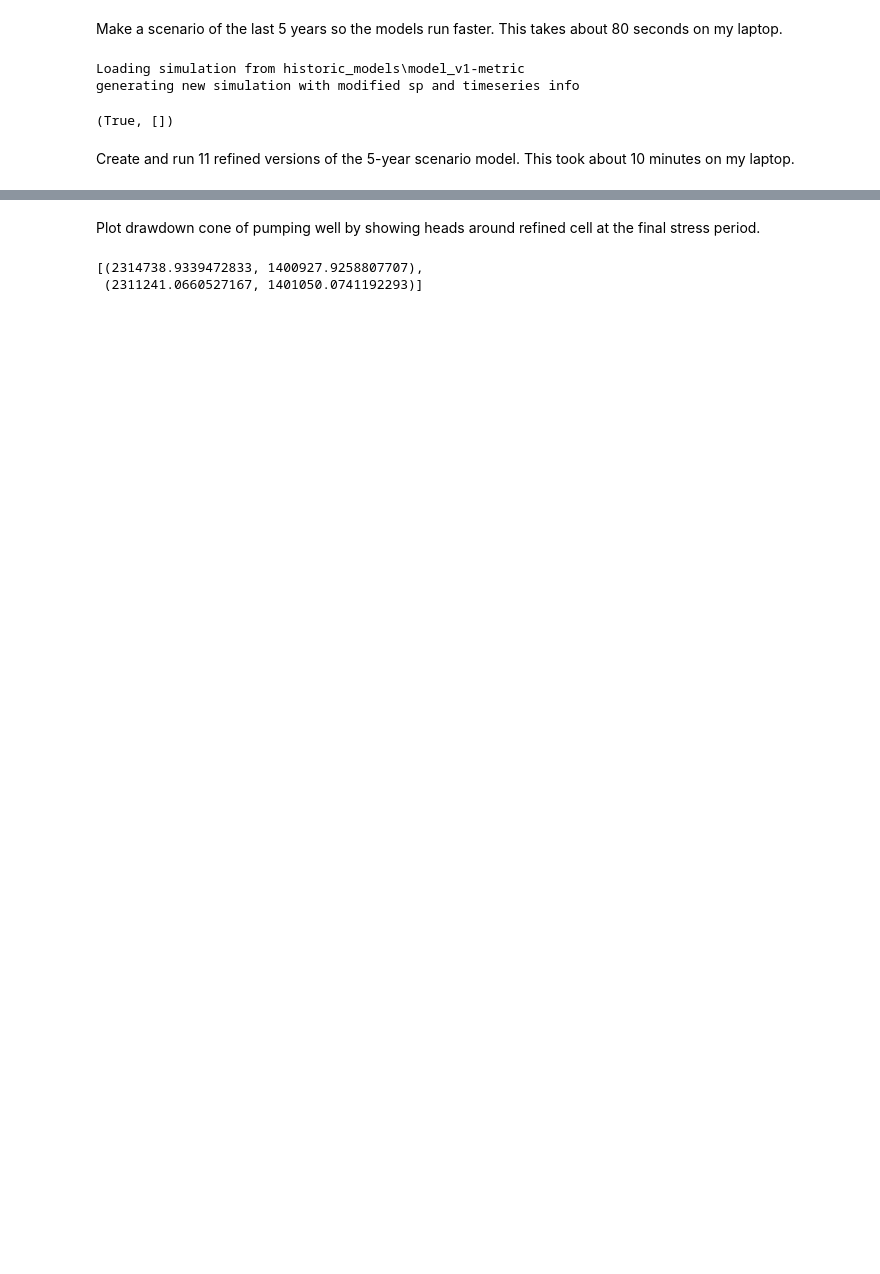
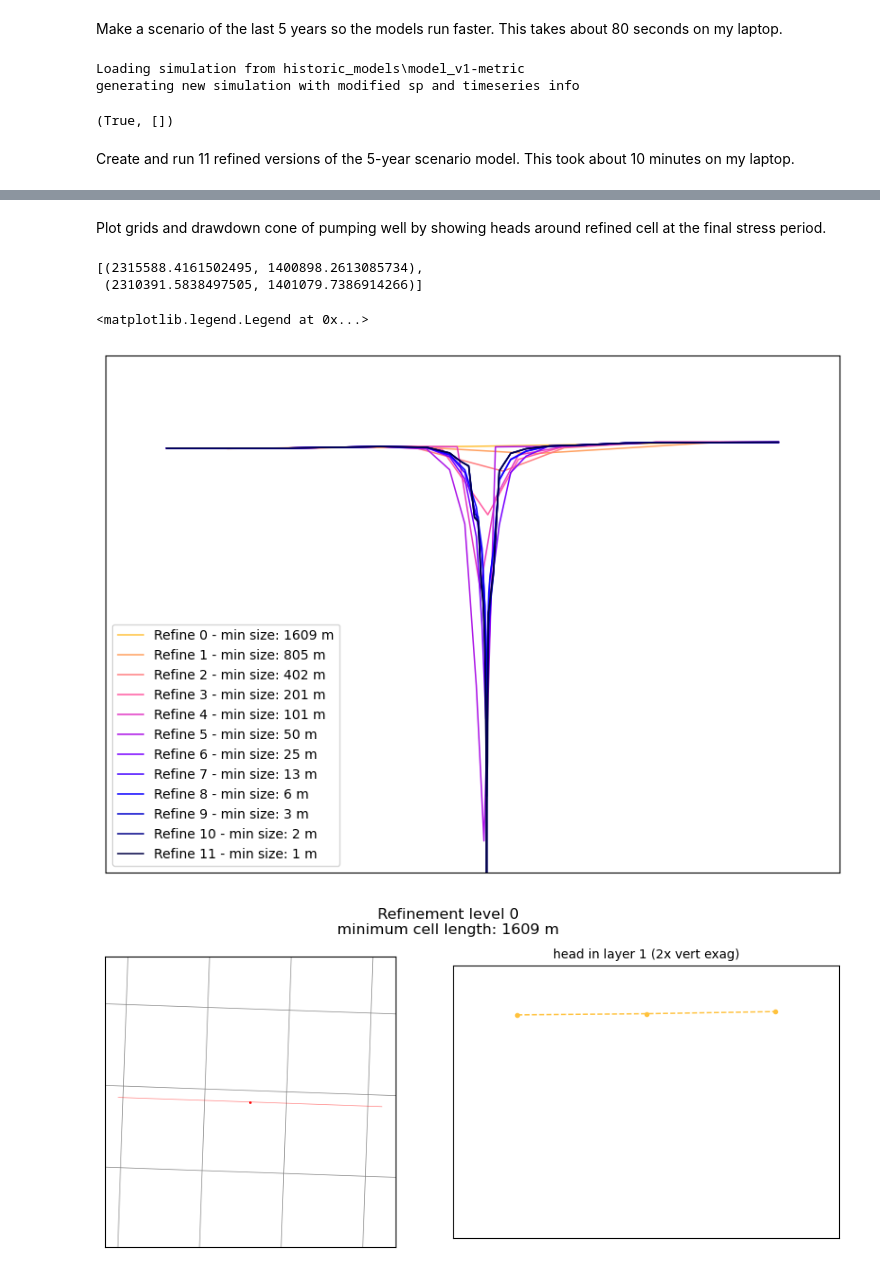
Before and after one commit to shundt/mfmodify, a Jupyter notebook: examples/example-regrid_and_pump_different_refinement_levels.ipynb, the cells around one changed output, grey strips where cells are left out. Saved outputs shown, nothing was run; the diff lists cells and outputs as text; code cells hidden in the pictures; blank space fills up the shorter version.

```diff
--- a/examples/example-regrid_and_pump_different_refinement_levels.ipynb
+++ b/examples/example-regrid_and_pump_different_refinement_levels.ipynb
@@ -93,9 +121,9 @@ writing simulation...
 # %% [markdown]
-Plot drawdown cone of pumping well by showing heads around refined cell at the final stress period.
+Plot grids and drawdown cone of pumping well by showing heads around refined cell at the final stress period.
 # %%
 # Make a line for plotting cross-sections around the well (using helper function)
-xs_line = make_xs_line_along_dis_grid(gwf_orig, well_xy, 1750, along='row')
+xs_line = make_xs_line_along_dis_grid(gwf_orig, well_xy, 2600, along='row')
 xs_line
 # %% [output]
-[(2314738.9339472833, 1400927.9258807707),
- (2311241.0660527167, 1401050.0741192293)]
+[(2315588.4161502495, 1400898.2613085734),
+ (2310391.5838497505, 1401079.7386914266)]
@@ -135,0 +130,71 @@ ax.set_ylim([-300, 1000])
+# %%
+# get all simulation folders
+sim_folders = glob(os.path.join(new_sim_base_dir, 'last_5_years-refine_*'))
+# sort
+refine_levels = [int(f.split('_')[-1]) for f in sim_folders]
+sim_folders_sorted = [x for _, x in sorted(zip(refine_levels, sim_folders))]
+all_folders = [sim_ws_base] + sim_folders_sorted
+# %%
+# Plot grids beside drawdown cones and a single plot comparing all drawdown cones
+# make shapely linestring and get info
+xs_ls = LineString(xs_line)
+line_xs, line_ys = xs_ls.xy
+line_length = xs_ls.length
+center_x, center_y = xs_ls.centroid.coords[0]
+# get xylim
+zoom_rel_line = 1.1
+map_xlim = [center_x - zoom_rel_line/2*line_length, center_x + zoom_rel_line/2*line_length]
+map_ylim = [center_y - zoom_rel_line/2*line_length, center_y + zoom_rel_line/2*line_length]
+# get colors
+cmap = plt.get_cmap('gnuplot2_r')
+colors = [cmap(i/(len(all_folders)+3)) for i in range(len(all_folders)+3)][3:]
+fig_comb, ax_comb = plt.subplots(figsize=(10, 7.5))
+# loop over every one
+for i, isim_ws in enumerate(all_folders):
+    # Plot 1
+    # make figure and axes
+    fig, (ax_map, ax_head) = plt.subplots(1, 2, figsize=(9,4))
+    # load the gwf object
+    igwf = (
+        flopy.mf6.MFSimulation
+        .load(sim_ws=isim_ws, verbosity_level=0)
+        .get_model()
+    )
+    # load the modelgrid
+    modelgrid = igwf.modelgrid
+    # get minimum node size
+    min_areas = modelgrid.geo_dataframe.geometry.area.min()
+    min_length = int(np.round(np.sqrt(min_areas),0))
+    # plot the grid, well location, and line
+    modelgrid.plot(ax=ax_map, linewidth=0.5)
+    ax_map.plot(line_xs, line_ys, lw=0.5, color='red', alpha=0.5)
+    ax_map.scatter(well_xy[0], well_xy[1], s=1, color='red')
+    # alter axis properties
+    ax_map.set_xlim(map_xlim)
+    ax_map.set_ylim(map_ylim)
+    ax_map.set_aspect('equal')
+    remove_axes(ax_map)
+    # plot the interpolated heads
+    int_lay = well_layer
+    plot_interpolated_heads(igwf, xs_line, ax_head, layer=int_lay, linestyle='dashed',
+        grid=False, linewidth=1.1, color=colors[i], marker='.')
+    ax_head.set_ylim(-600, 1100)
+    ax_head.set_aspect(2)
+    ax_head.set_title(f'head in layer {int_lay + 1} (2x vert exag)', fontsize=10)
+    remove_axes(ax_head)
+    fig.suptitle(f'Refinement level {i}\nminimum cell length: {min_length} m')
+    fig.tight_layout()
+    # Plot 2
+    # plot name
+    label = f'Refine {i} - min size: {min_length} m'
+    # plot
+    plot_interpolated_heads(igwf, xs_line, ax_comb, layer=int_lay, linewidth=1.1,
+        grid=False, color=colors[i], label=label)
+ax_comb.set_ylim(-600, 1100)
+ax_comb.set_aspect(2)
+remove_axes(ax_comb)
+ax_comb.legend()
+# %% [output]
+<matplotlib.legend.Legend at 0x...>
+[figure, added]
+[figure, added]
```
Also changed, not shown: parts of 6 cells of this notebook, 7 other files.
